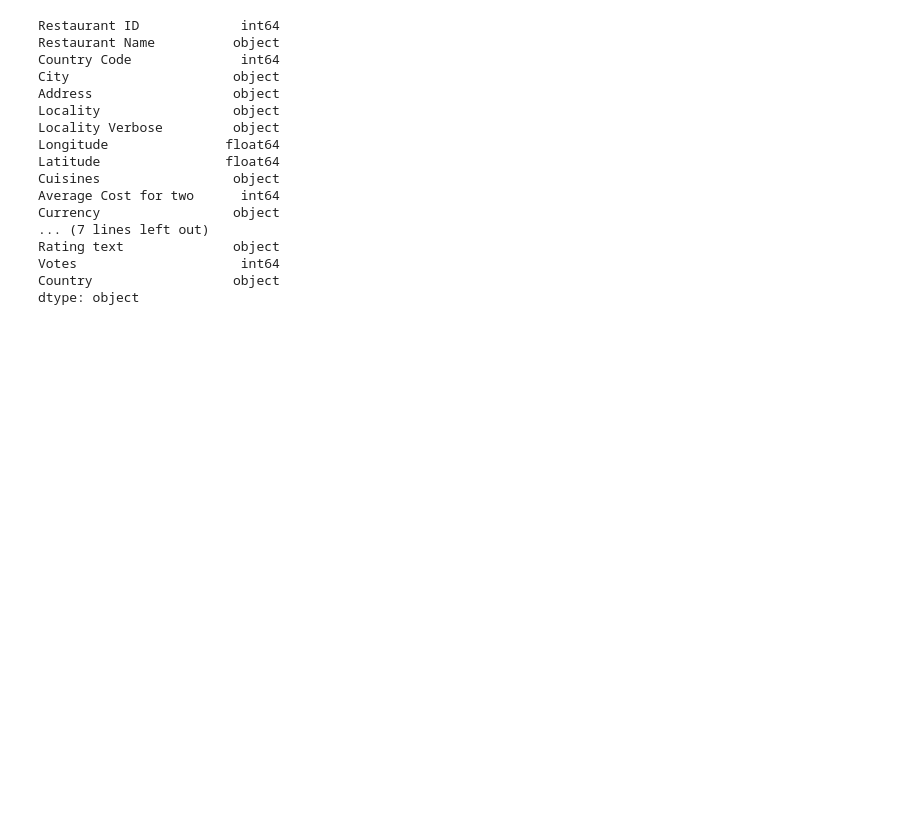
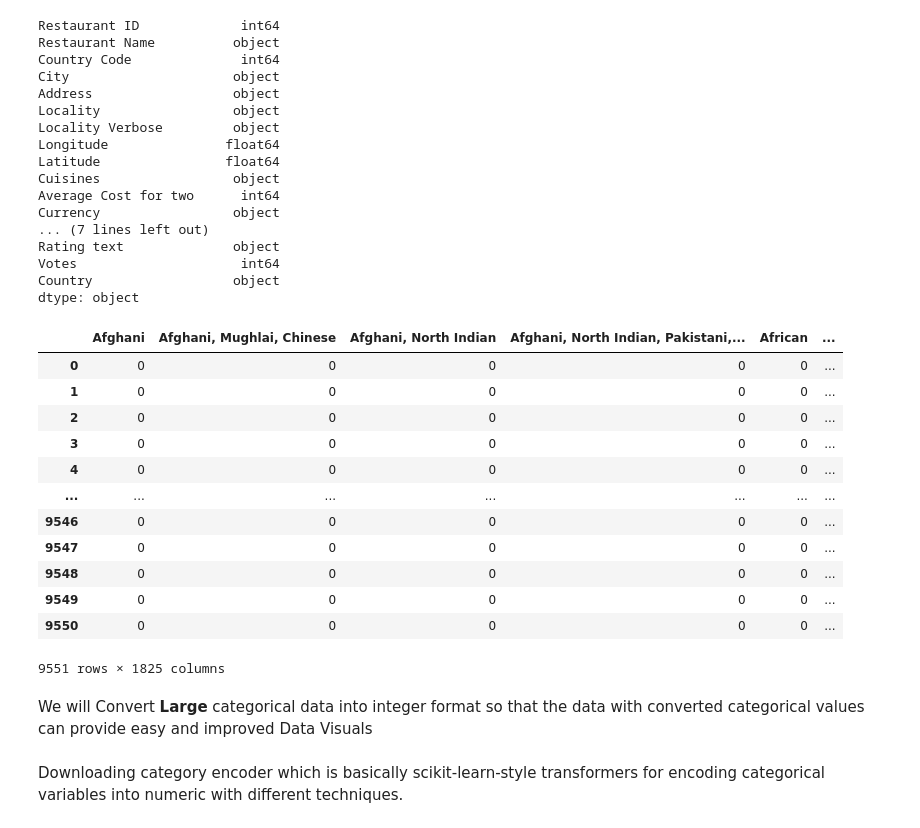
Before and after one commit to rishabhbhatt/Data-Science, a Jupyter notebook: Zomato_EDA_project.ipynb, the cells around one changed output. Cells and saved outputs as stored; diff of their text form; code cells hidden in the pictures; blank space fills up the shorter version.

```diff
--- a/Zomato_EDA_project.ipynb
+++ b/Zomato_EDA_project.ipynb
@@ -422,3 +428,23 @@ Rating text              object
 Votes                     int64
 Country                  object
 dtype: object
+# %%
+pd.get_dummies(df['Cuisines'])
+# %% [output]
+|  | Afghani | Afghani, Mughlai, Chinese | Afghani, North Indian | Afghani, North Indian, Pakistani,... | African | ... |
+| 0 | 0 | 0 | 0 | 0 | 0 | ... |
+| 1 | 0 | 0 | 0 | 0 | 0 | ... |
+| 2 | 0 | 0 | 0 | 0 | 0 | ... |
+| 3 | 0 | 0 | 0 | 0 | 0 | ... |
+| 4 | 0 | 0 | 0 | 0 | 0 | ... |
+| ... | ... | ... | ... | ... | ... | ... |
+| 9546 | 0 | 0 | 0 | 0 | 0 | ... |
+| 9547 | 0 | 0 | 0 | 0 | 0 | ... |
+| 9548 | 0 | 0 | 0 | 0 | 0 | ... |
+| 9549 | 0 | 0 | 0 | 0 | 0 | ... |
+| 9550 | 0 | 0 | 0 | 0 | 0 | ... |
+9551 rows × 1825 columns
+# %% [markdown]
+We will Convert **Large** categorical data into integer format so that the data with converted categorical values can provide easy and improved Data Visuals
+# %% [markdown]
+Downloading category encoder which is basically scikit-learn-style transformers for encoding categorical variables into numeric with different techniques.
```
Also changed, not shown: parts of 11 cells of this notebook.
